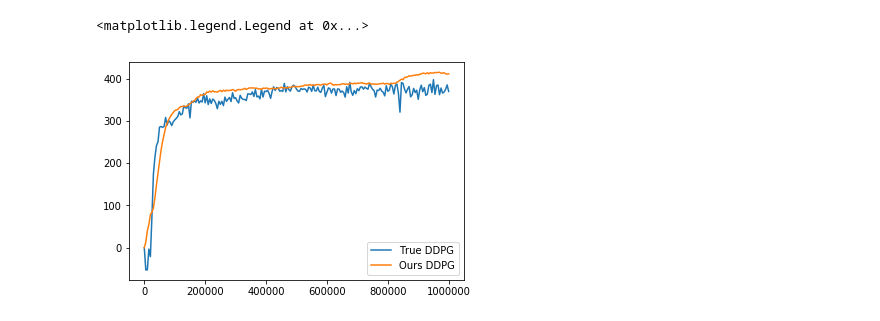
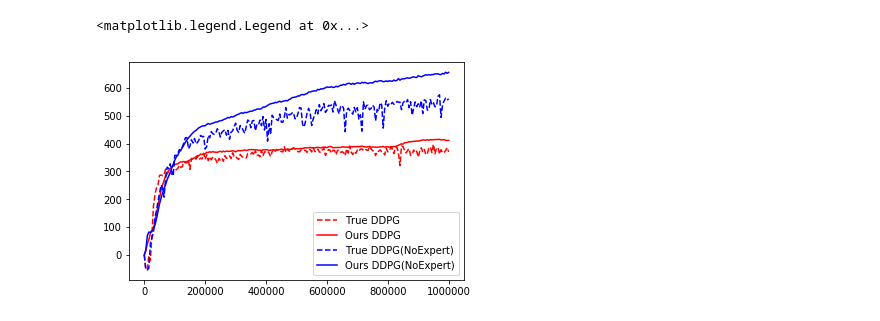
Before and after one commit to Glooow1024/RL-with-expert, a Jupyter notebook: visualize.ipynb, the cells around one changed output. Drawn from its saved outputs; the diff is of its cells as text; code cells hidden in the pictures.

```diff
--- a/visualize.ipynb
+++ b/visualize.ipynb
@@ -0,0 +1,33 @@
+# %%
+import torch
+import numpy as np
+import seaborn as sns
+import matplotlib.pyplot as plt
+
+plt.figure(figsize=(12,4))
+
+file = './results/ExpertDDPG_HalfCheetah-v2_2.npy'
+values = np.load(file)
+steps = []
+value_gd = []
+value_pred = []
+total_step = 0
+for i in range(len(values)):
+    step, value = values[i]
+    steps += [step]
+    value_gd += [value[0]]
+    value_pred += [value[1]]
+plt.subplot(1,2,1).set_title('HalfCheetah-v2(With Expert)')
+plt.plot(steps, value_gd, label='True DDPG')
+plt.plot(steps, value_pred, label='Ours DDPG')
+plt.legend(loc=4)
+
+file = './results/ExpertDDPG_HalfCheetah-v2_3_without_expert.npz'
+f = np.load(file)
+steps = f['value_step']
+value_gd = np.mean(f['value_true'],1)
+value_pred = np.mean(f['value_pred'],1)
+plt.subplot(1,2,2).set_title('HalfCheetah-v2(Without Expert)')
+plt.plot(steps, value_gd, label='True DDPG')
+plt.plot(steps, value_pred, label='Ours DDPG(NoExpert)')
+plt.legend(loc=4)
@@ -1,24 +37,31 @@
 # %%
 import torch
 import numpy as np
 import seaborn as sns
 import matplotlib.pyplot as plt
 
 file = './results/ExpertDDPG_HalfCheetah-v2_2.npy'
 values = np.load(file)
 steps = []
 value_gd = []
 value_pred = []
 total_step = 0
 for i in range(len(values)):
     step, value = values[i]
     steps += [step]
     value_gd += [value[0]]
     value_pred += [value[1]]
+plt.plot(steps, value_gd, 'r--',label='True DDPG')
+plt.plot(steps, value_pred, 'r-',label='Ours DDPG')
 
-plt.plot(steps, value_gd, label='True DDPG')
-plt.plot(steps, value_pred, label='Ours DDPG')
+file = './results/ExpertDDPG_HalfCheetah-v2_3_without_expert.npz'
+f = np.load(file)
+steps = f['value_step']
+value_gd = np.mean(f['value_true'],1)
+value_pred = np.mean(f['value_pred'],1)
+plt.plot(steps, value_gd, 'b--',label='True DDPG(NoExpert)')
+plt.plot(steps, value_pred, 'b-',label='Ours DDPG(NoExpert)')
 plt.legend(loc=4)
 # %% [output]
 <matplotlib.legend.Legend at 0x...>
-[figure, old version]
+[figure, new version]
```
Also changed, not shown: parts of 9 cells of this notebook, 12 other files.
